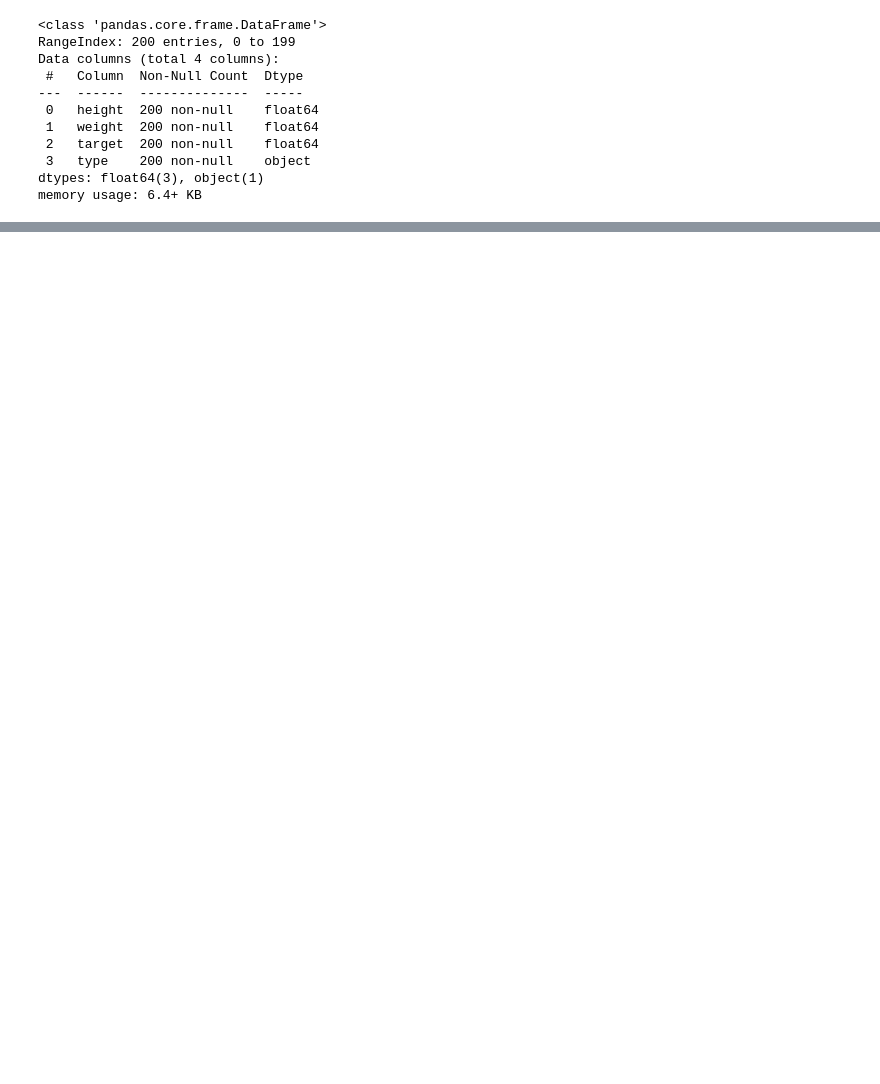
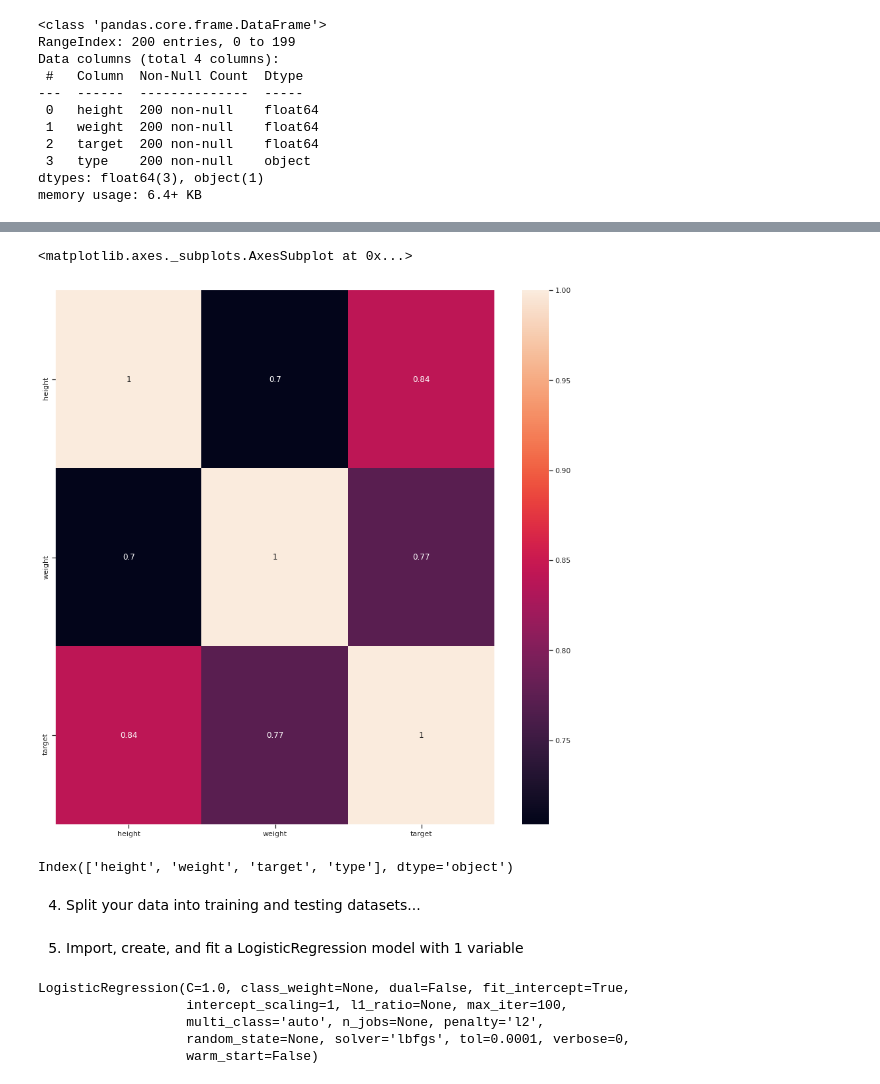
Before and after one commit to helah20/Machine_learning, a Jupyter notebook: 02_assignment.ipynb, the cells around one changed output, grey strips where cells are left out. Cells and saved outputs as stored; diff of their text form; code cells hidden in the pictures; blank space fills up the shorter version.

```diff
--- a/02_assignment.ipynb
+++ b/02_assignment.ipynb
@@ -186,0 +138,12 @@ Note: You can find the possible parameters to adjust in the [LogisticRegression
+# %%
+plt.figure(figsize=(15,15))
+sns.heatmap(df.corr(), annot=True)
+# %% [output]
+<matplotlib.axes._subplots.AxesSubplot at 0x...>
+[figure, added]
+# %%
+df.columns
+# %% [output]
+Index(['height', 'weight', 'target', 'type'], dtype='object')
+# %% [markdown]
+4. Split your data into training and testing datasets...
@@ -186,0 +160,2 @@ Note: You can find the possible parameters to adjust in the [LogisticRegression
+# %% [markdown]
+5. Import, create, and fit a LogisticRegression model with 1 variable
@@ -186,0 +166,8 @@ Note: You can find the possible parameters to adjust in the [LogisticRegression
+# %%
+lr.fit(X_train , y_train)
+# %% [output]
+LogisticRegression(C=1.0, class_weight=None, dual=False, fit_intercept=True,
+                   intercept_scaling=1, l1_ratio=None, max_iter=100,
+                   multi_class='auto', n_jobs=None, penalty='l2',
+                   random_state=None, solver='lbfgs', tol=0.0001, verbose=0,
+                   warm_start=False)
```
Also changed, not shown: parts of 89 cells of this notebook.
